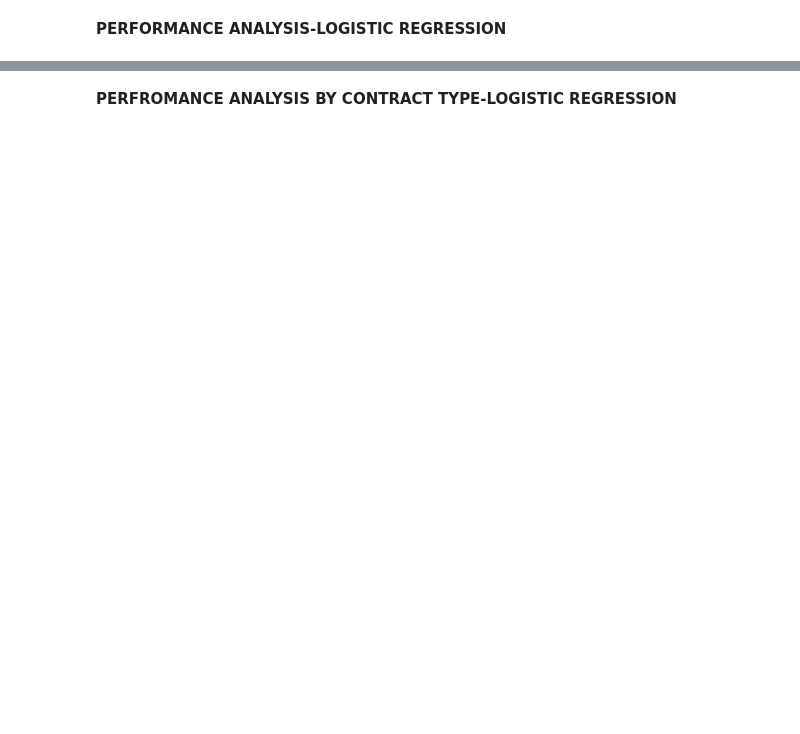
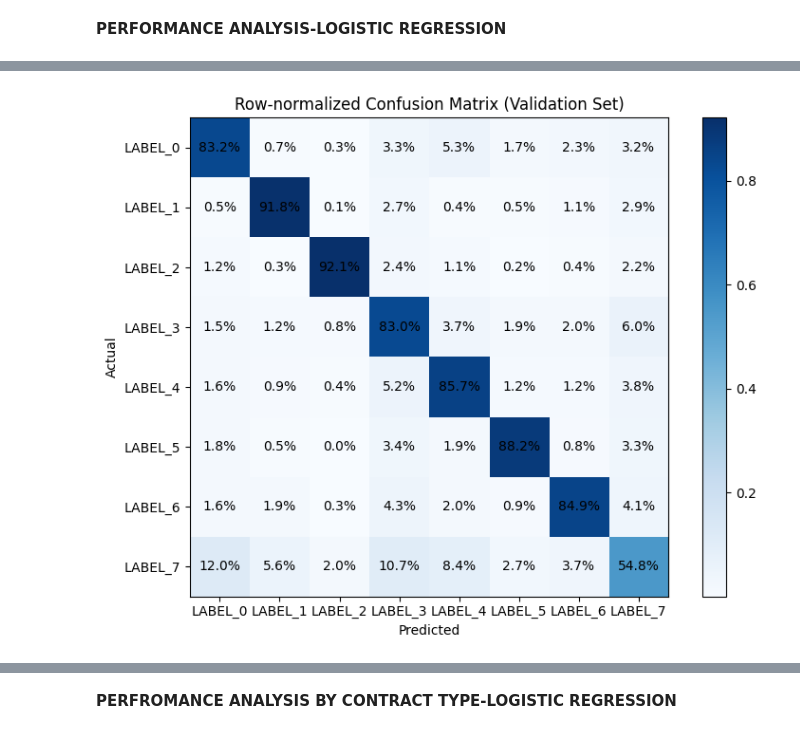
Before and after one commit to jefferyjapheth/legaldocument_nlp, a Jupyter notebook: notebooks/contract_nlp.ipynb, the cells around one changed output, grey strips where cells are left out. Cells and saved outputs as stored; diff of their text form; code cells hidden in the pictures; blank space fills up the shorter version.

```diff
--- a/notebooks/contract_nlp.ipynb
+++ b/notebooks/contract_nlp.ipynb
@@ -513,0 +575,31 @@ recallByLabel 0.8727351164797239
+# %%
+from sklearn.metrics import confusion_matrix
+import matplotlib.pyplot as plt
+import numpy as np
+
+# --- Confusion Matrix (row-normalized)
+cm = confusion_matrix(y_true, y_pred, normalize="true")
+
+fig, ax = plt.subplots(figsize=(8,6))
+im = ax.imshow(cm, cmap="Blues")
+
+# --- Annotate with % values
+for i in range(cm.shape[0]):
+    for j in range(cm.shape[1]):
+        ax.text(j, i, f"{cm[i, j]*100:.1f}%",
+                ha="center", va="center", color="black")
+
+# --- Axis setup with fixed labels
+ax.set_xticks(np.arange(len(class_labels)))
+ax.set_yticks(np.arange(len(class_labels)))
+ax.set_xticklabels(class_labels)
+ax.set_yticklabels(class_labels)
+ax.set_xlabel("Predicted")
+ax.set_ylabel("Actual")
+ax.set_title("Row-normalized Confusion Matrix (Validation Set)")
+
+plt.colorbar(im)
+plt.tight_layout()
+plt.show()
+# %% [output]
+[figure, added]
```
Also changed, not shown: parts of 30 cells of this notebook, 4 other files.
